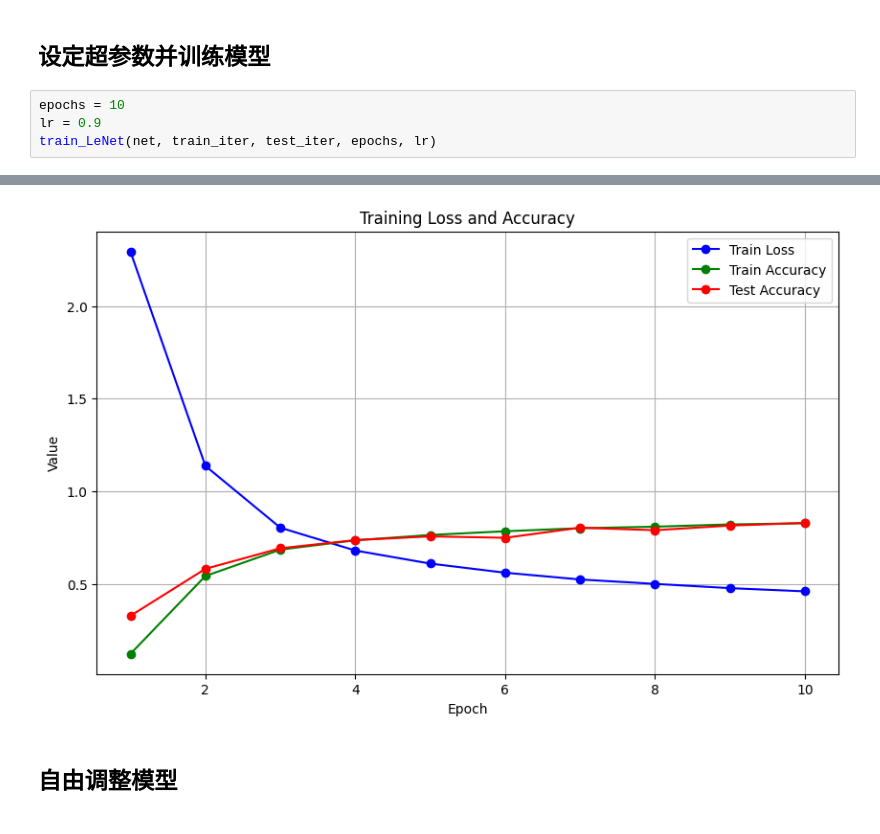
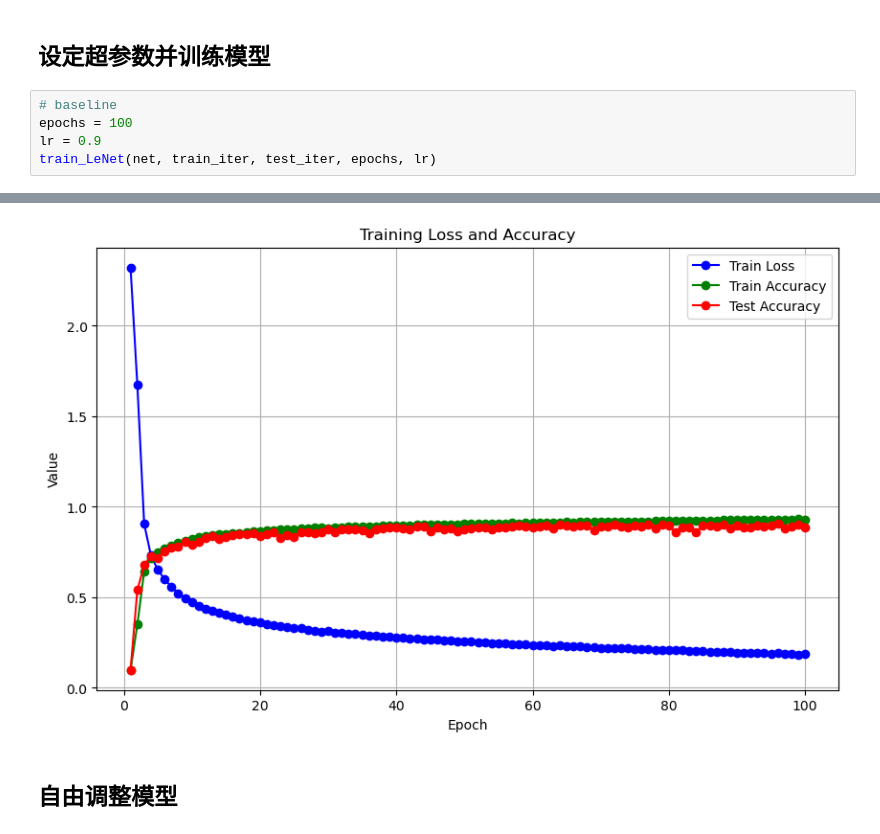
Before and after one commit to KaigeZheng/Python-Course-Design-LeNet-5, a Jupyter notebook: LeNet.ipynb, the cells around one changed output, grey strips where cells are left out. Cells and saved outputs as stored; diff of their text form.

```diff
--- a/LeNet.ipynb
+++ b/LeNet.ipynb
@@ -149,7 +149,8 @@ def train_LeNet(net, train_iter, test_iter, num_epochs, lr, device='cpu'):
 # %% [markdown]
 ## 设定超参数并训练模型
 # %%
-epochs = 10
+# baseline
+epochs = 100
 lr = 0.9
 train_LeNet(net, train_iter, test_iter, epochs, lr)
 # %% [output]
@@ -167,5 +173,5 @@ Epoch 10: loss 0.459, train acc 0.827, test acc 0.829, time 6.31 sec
 Training complete
-[figure, old version]
+[figure, new version]
 # %% [markdown]
 ## 自由调整模型
 # %%
```
Also changed, not shown: parts of 5 cells of this notebook, 2 other files.
